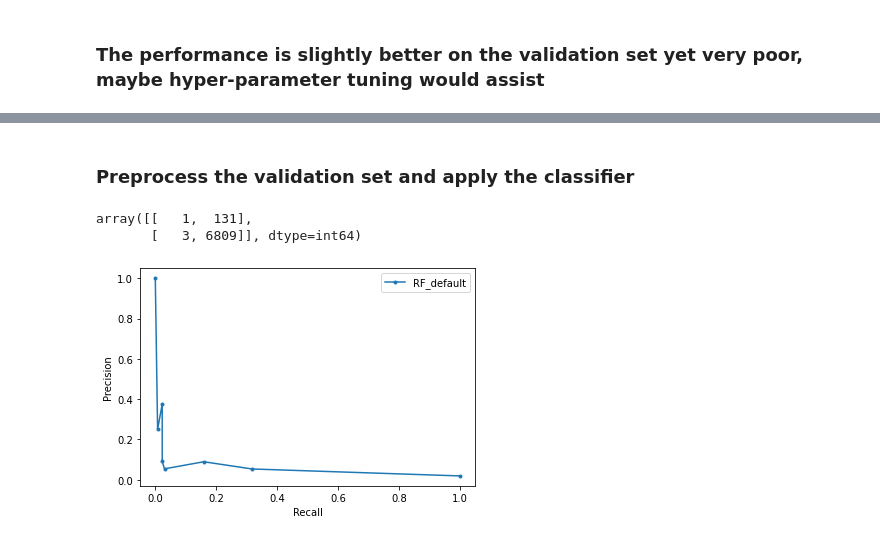
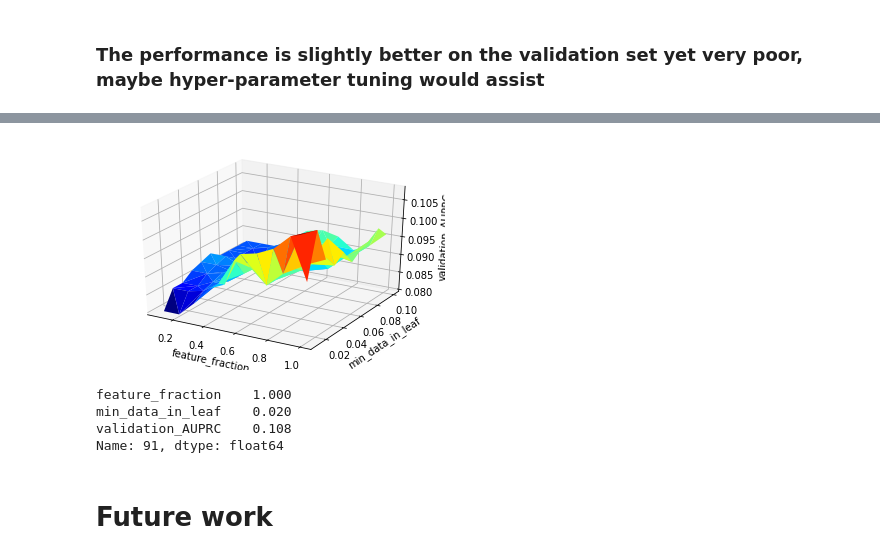
Before and after one commit to yairmeidan/stroke, a Jupyter notebook: stroke_YM.ipynb, the cells around one changed output, grey strips where cells are left out. Cells and saved outputs as stored; diff of their text form; code cells hidden in the pictures.

```diff
--- a/stroke_YM.ipynb
+++ b/stroke_YM.ipynb
@@ -411,7 +411,7 @@ X_sub_train['Residence_type'] = lb_Residence_type.fit_transform(X_sub_train['Res
 X_sub_train['smoking_status'] = lb_smoking_status.fit_transform(X_sub_train['smoking_status'])
 
 # Change the type: Boolean to int
-for col in BOOLEAN_FEATURES:
+for col in PRM_BOOLEAN_FEATURES:
     X_sub_train[col] = 1 * X_sub_train[col]
 
 X_sub_train_LGBM = X_sub_train.values
@@ -420,7 +420,7 @@ X_sub_train_LGBM = X_sub_train.values
 train_data_LGBM = lgbm.Dataset(
     X_sub_train_LGBM
     ,label=y_sub_train_LGBM
-    ,categorical_feature= CATEGORICAL_FEATURES_TO_ENCODE + BOOLEAN_FEATURES
+    ,categorical_feature= PRM_CATEGORICAL_FEATURES_TO_ENCODE + PRM_BOOLEAN_FEATURES
     ,feature_name = X_sub_train.columns.tolist()
 )
 # %% [markdown]
@@ -806,2 +762,0 @@ ValueError: cannot convert float NaN to integer
-# %% [markdown]
-### Preprocess the validation set and apply the classifier
@@ -834,22 +763,30 @@ X_validation = pd.concat(
-# %%
-confusion_matrix(
-    y_validation
-    ,RF_default.predict(X_validation)
-    ,labels = [True, False]
-)
-# %% [output]
-array([[   1,  131],
-       [   3, 6809]], dtype=int64)
-# %%
-RF_default_precision, RF_default_recall, _ = precision_recall_curve(
-    y_validation
-    ,RF_default.predict_proba(X_validation)[:,1]
-)
-
-plt.plot(RF_default_recall, RF_default_precision, marker='.', label='RF_default')
-plt.xlabel('Recall')
-plt.ylabel('Precision')
-plt.legend()
-plt.show()
-# %% [output]
-[figure, removed]
+# %%
+from matplotlib import cm
+from matplotlib.ticker import LinearLocator, FormatStrFormatter
+from mpl_toolkits.mplot3d import Axes3D
+
+fig = plt.figure()
+ax = fig.gca(projection='3d')
+ax.plot_trisurf(
+    hyp_grid['feature_fraction']
+    ,hyp_grid['min_data_in_leaf']
+    ,hyp_grid['validation_AUPRC']
+    ,cmap=cm.jet
+    ,linewidth=0.2
+)
+ax.set_xlabel('feature_fraction')
+ax.set_ylabel('min_data_in_leaf')
+ax.set_zlabel('validation_AUPRC')
+plt.show()
+# %% [output]
+[figure, added]
+# %%
+# Optimum using the validation set
+hyp_grid.iloc[hyp_grid['validation_AUPRC'].idxmax()]
+# %% [output]
+feature_fraction    1.000
+min_data_in_leaf    0.020
+validation_AUPRC    0.108
+Name: 91, dtype: float64
+# %% [markdown]
+# Future work
```
Also changed, not shown: parts of 45 cells of this notebook.
